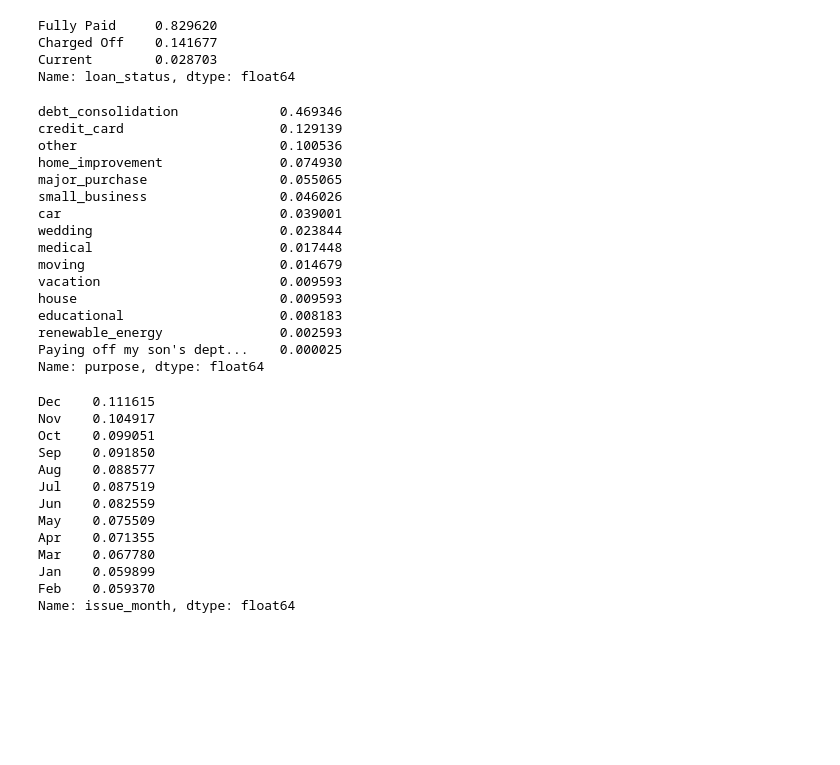
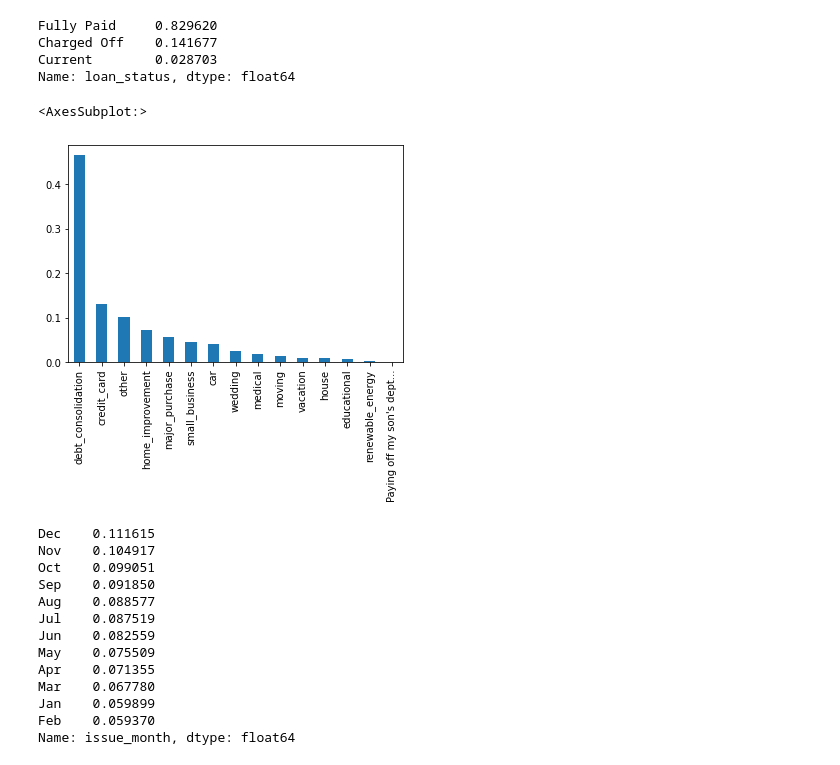
Before and after one commit to zerouchi/Bank-Loan-Prediction, a Jupyter notebook: loan prediction project.ipynb, the cells around one changed output. Saved outputs shown, nothing was run; the diff lists cells and outputs as text; code cells hidden in the pictures; blank space fills up the shorter version.

```diff
--- a/loan prediction project.ipynb
+++ b/loan prediction project.ipynb
@@ -98,24 +98,10 @@ Charged Off    0.141677
 Current        0.028703
 Name: loan_status, dtype: float64
 # %%
-df["purpose"].value_counts(normalize = True)
+df["purpose"].value_counts(normalize = True).plot(kind= "bar")
 # %% [output]
-debt_consolidation             0.469346
-credit_card                    0.129139
-other                          0.100536
-home_improvement               0.074930
-major_purchase                 0.055065
-small_business                 0.046026
-car                            0.039001
-wedding                        0.023844
-medical                        0.017448
-moving                         0.014679
-vacation                       0.009593
-house                          0.009593
-educational                    0.008183
-renewable_energy               0.002593
-Paying off my son's dept...    0.000025
-Name: purpose, dtype: float64
+<AxesSubplot:>
+[figure, added]
 # %%
 
 issue = df["issue_d"].str.split("-", n = 1, expand= True)
```
Also changed, not shown: parts of 8 cells of this notebook.
